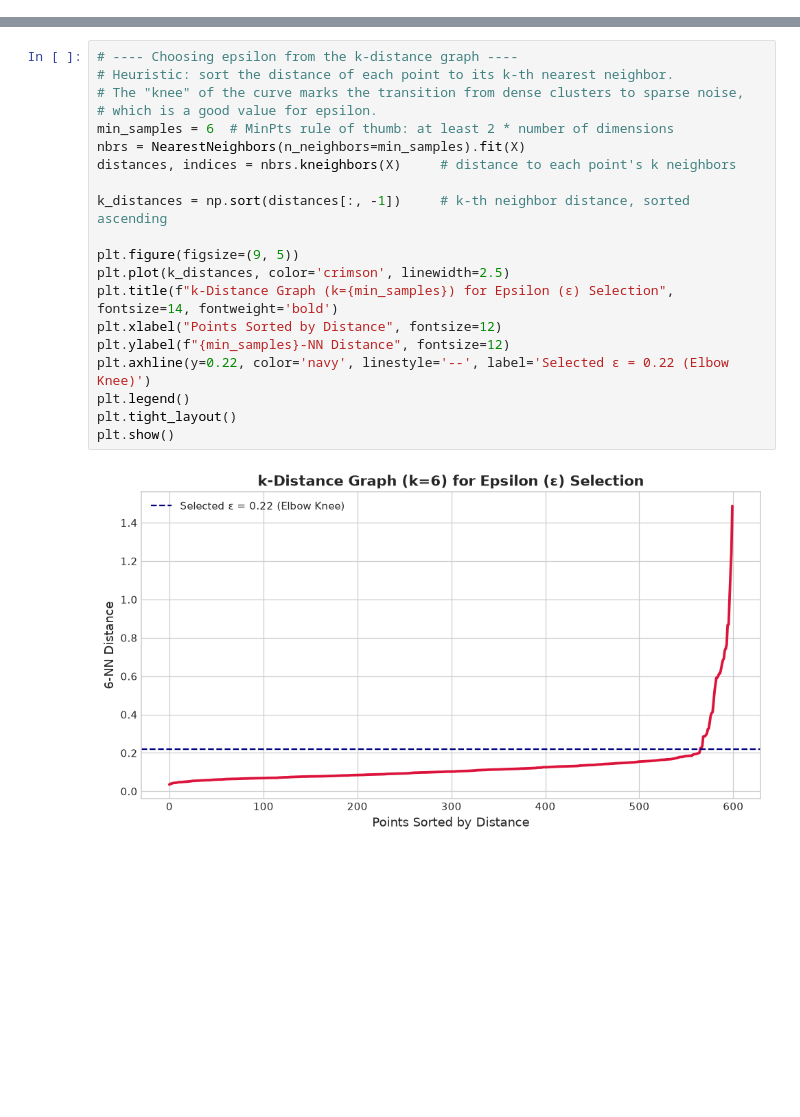
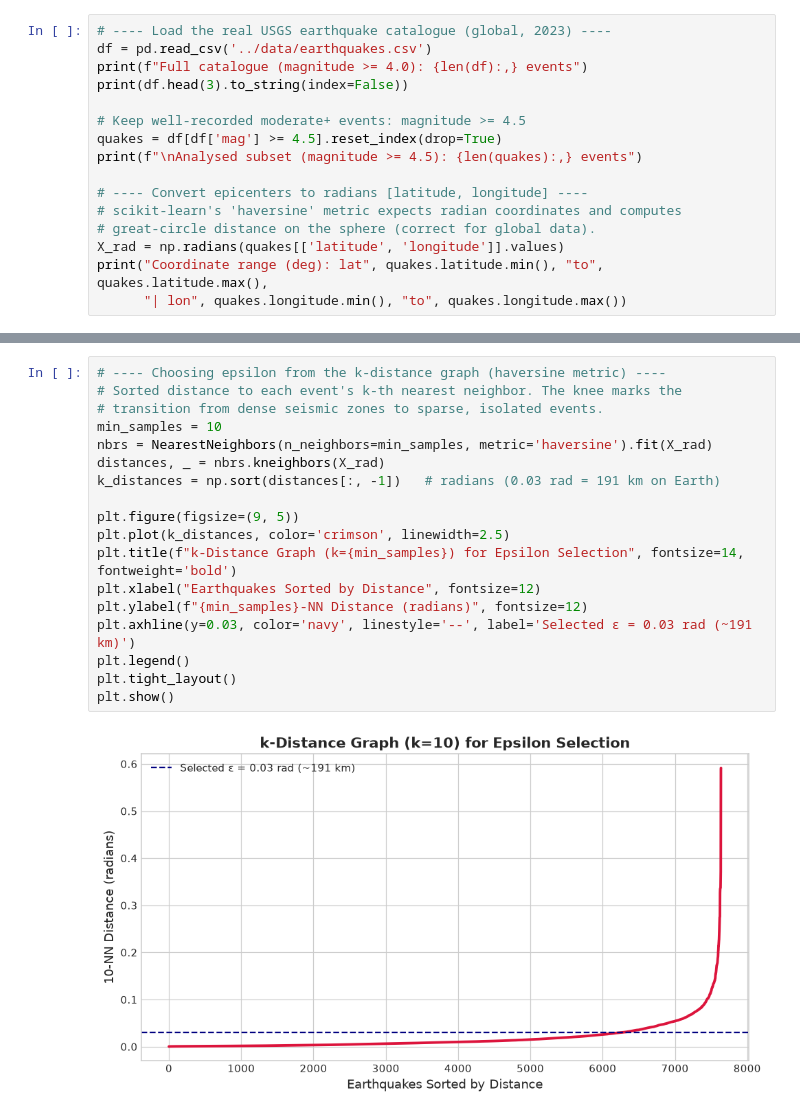
Before and after one commit to Atik203/ML-Algorithms, a Jupyter notebook: notebooks/02_density_based_learning.ipynb, the cells around one changed output, grey strips where cells are left out. Cells and saved outputs as stored; diff of their text form; blank space fills up the shorter version.

```diff
--- a/notebooks/02_density_based_learning.ipynb
+++ b/notebooks/02_density_based_learning.ipynb
@@ -61,0 +33,16 @@ Ground-truth groups: 5 + noise
+# %%
+# ---- Load the real USGS earthquake catalogue (global, 2023) ----
+df = pd.read_csv('../data/earthquakes.csv')
+print(f"Full catalogue (magnitude >= 4.0): {len(df):,} events")
+print(df.head(3).to_string(index=False))
+
+# Keep well-recorded moderate+ events: magnitude >= 4.5
+quakes = df[df['mag'] >= 4.5].reset_index(drop=True)
+print(f"\nAnalysed subset (magnitude >= 4.5): {len(quakes):,} events")
+
+# ---- Convert epicenters to radians [latitude, longitude] ----
+# scikit-learn's 'haversine' metric expects radian coordinates and computes
+# great-circle distance on the sphere (correct for global data).
+X_rad = np.radians(quakes[['latitude', 'longitude']].values)
+print("Coordinate range (deg): lat", quakes.latitude.min(), "to", quakes.latitude.max(),
+      "| lon", quakes.longitude.min(), "to", quakes.longitude.max())
@@ -77,23 +74,21 @@ Ground-truth groups: 5 + noise
 # %%
-# ---- Choosing epsilon from the k-distance graph ----
-# Heuristic: sort the distance of each point to its k-th nearest neighbor.
-# The "knee" of the curve marks the transition from dense clusters to sparse noise,
-# which is a good value for epsilon.
-min_samples = 6  # MinPts rule of thumb: at least 2 * number of dimensions
-nbrs = NearestNeighbors(n_neighbors=min_samples).fit(X)
-distances, indices = nbrs.kneighbors(X)     # distance to each point's k neighbors
-
-k_distances = np.sort(distances[:, -1])     # k-th neighbor distance, sorted ascending
+# ---- Choosing epsilon from the k-distance graph (haversine metric) ----
+# Sorted distance to each event's k-th nearest neighbor. The knee marks the
+# transition from dense seismic zones to sparse, isolated events.
+min_samples = 10
+nbrs = NearestNeighbors(n_neighbors=min_samples, metric='haversine').fit(X_rad)
+distances, _ = nbrs.kneighbors(X_rad)
+k_distances = np.sort(distances[:, -1])   # radians (0.03 rad = 191 km on Earth)
 
 plt.figure(figsize=(9, 5))
 plt.plot(k_distances, color='crimson', linewidth=2.5)
-plt.title(f"k-Distance Graph (k={min_samples}) for Epsilon (ε) Selection", fontsize=14, fontweight='bold')
-plt.xlabel("Points Sorted by Distance", fontsize=12)
-plt.ylabel(f"{min_samples}-NN Distance", fontsize=12)
-plt.axhline(y=0.22, color='navy', linestyle='--', label='Selected ε = 0.22 (Elbow Knee)')
+plt.title(f"k-Distance Graph (k={min_samples}) for Epsilon Selection", fontsize=14, fontweight='bold')
+plt.xlabel("Earthquakes Sorted by Distance", fontsize=12)
+plt.ylabel(f"{min_samples}-NN Distance (radians)", fontsize=12)
+plt.axhline(y=0.03, color='navy', linestyle='--', label='Selected ε = 0.03 rad (~191 km)')
 plt.legend()
 plt.tight_layout()
 plt.show()
 # %% [output]
-[figure, old version]
+[figure, new version]
 # %%
```
Also changed, not shown: parts of 13 cells of this notebook, 15 other files.
